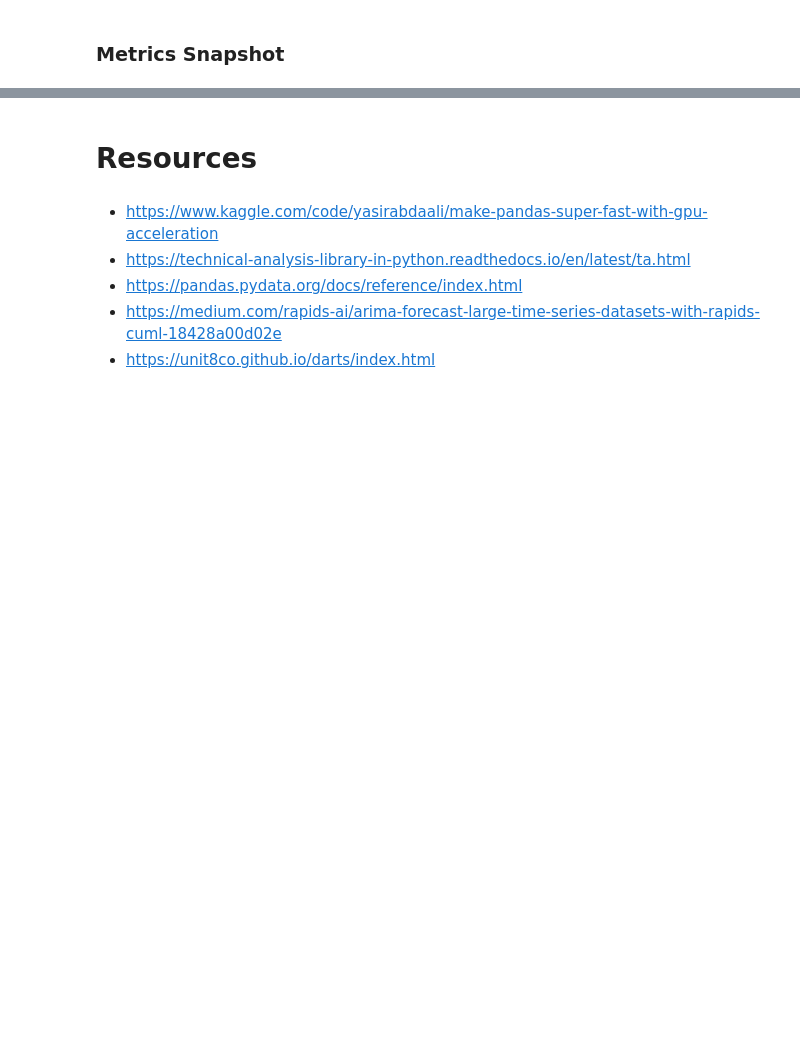
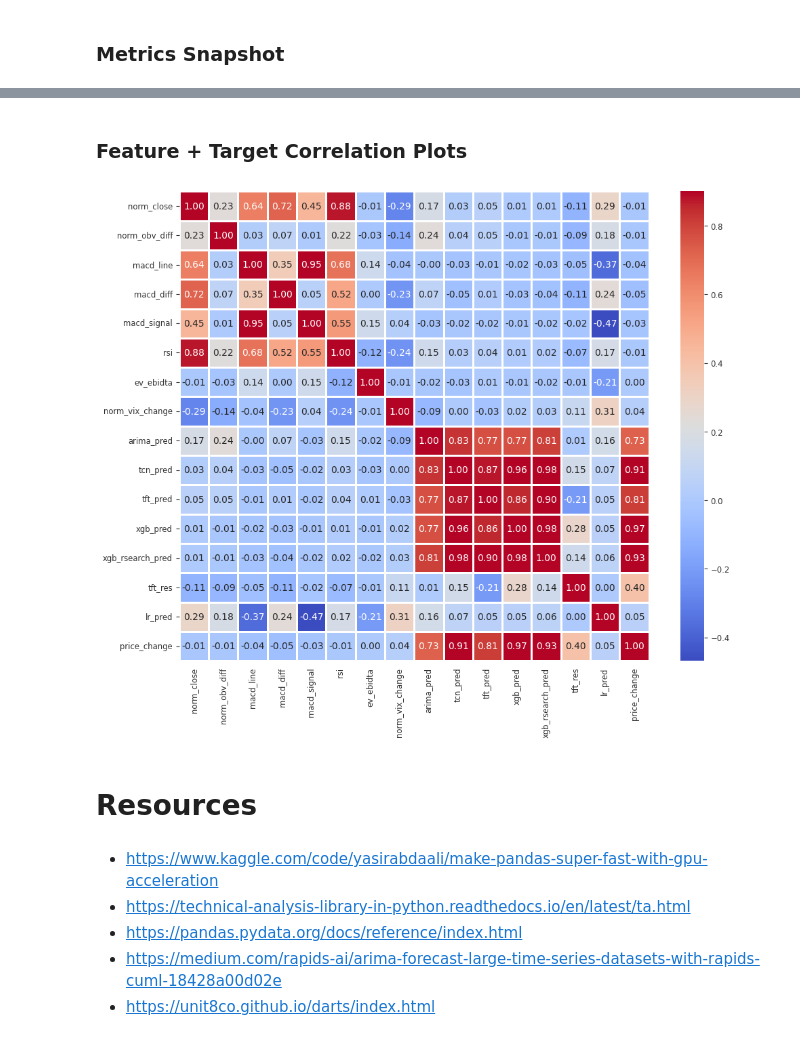
Before and after one commit to danCoder93/ENSF611-FinPrediction, a Jupyter notebook: src/FinPrediction.ipynb, the cells around one changed output, grey strips where cells are left out. Drawn from its saved outputs; the diff is of its cells as text; code cells hidden in the pictures; blank space fills up the shorter version.

```diff
--- a/src/FinPrediction.ipynb
+++ b/src/FinPrediction.ipynb
@@ -648,0 +818,4 @@ Testing accuracy: 66.617%
+# %%
+df_xgb_rsearch = pd.DataFrame(pd.concat([y_rsearch_hat_train, y_rsearch_hat_test], axis=0))
+df_xgb_rsearch = df_xgb_rsearch.rename(columns={'tft_pred' : 'xgb_rsearch_pred'})
+df_xgb_rsearch.head()
@@ -648,0 +833,5 @@ Testing accuracy: 66.617%
+# %%
+df = pd.concat([df, df_xgb_rsearch[['xgb_rsearch_pred']]], axis=1, join='inner')
+df = df[[*[x for x in df.columns if x != target_col and x != og_col], target_col, og_col]]
+df_big = pd.DataFrame(df)
+df_big.head()
@@ -699,0 +904,4 @@ Testing accuracy: -0.481%
+# %%
+df_lr = pd.DataFrame(np.concat([lr.predict(X_train), lr.predict(X_test)], axis=0), columns=['lr_pred'], index=df.index)
+
+df_lr.head()
@@ -699,0 +920,4 @@ Testing accuracy: -0.481%
+# %%
+df_big = pd.concat([df_big, df_lr[['lr_pred']]], axis=1, join='left').ffill().dropna()
+df_big = df_big[[*[x for x in df_big.columns if x != target_col], target_col]]
+df_big.head()
@@ -705,3 +1027,28 @@ df_metrics.to_csv("/content/aapl_model_metrics.csv", index=True, header=True)
+# %% [markdown]
+### Feature + Target Correlation Plots
+# %%
+import matplotlib.pyplot as plt
+import seaborn as sns
+import pandas as pd
+import cudf
+
+
+num_cols = [x for x in df_big.columns if x != 'date']
+data = cudf.DataFrame(df_big.reset_index().drop('date', axis=1).to_numpy(), columns=num_cols).to_pandas()
+
+def plot_correlation(data):
+    # look at the correlation of columns with .corr()
+    corrmat = data.corr()
+
+    # plot the correlations with sns.heatmap
+    plt.subplots(figsize=(12,9))
+    sns.heatmap(corrmat, vmax=0.9, square=True, cmap='coolwarm', annot=True, fmt='.2f', xticklabels=num_cols, yticklabels=num_cols, linewidths=1, linecolor='white')
+
+plot_correlation(data)
+
+plt.grid(False)
+# %% [output]
+[figure, added]
 # %% [markdown]
 # Resources
 # %% [markdown]
```
Also changed, not shown: parts of 68 cells of this notebook, 2 other files.
